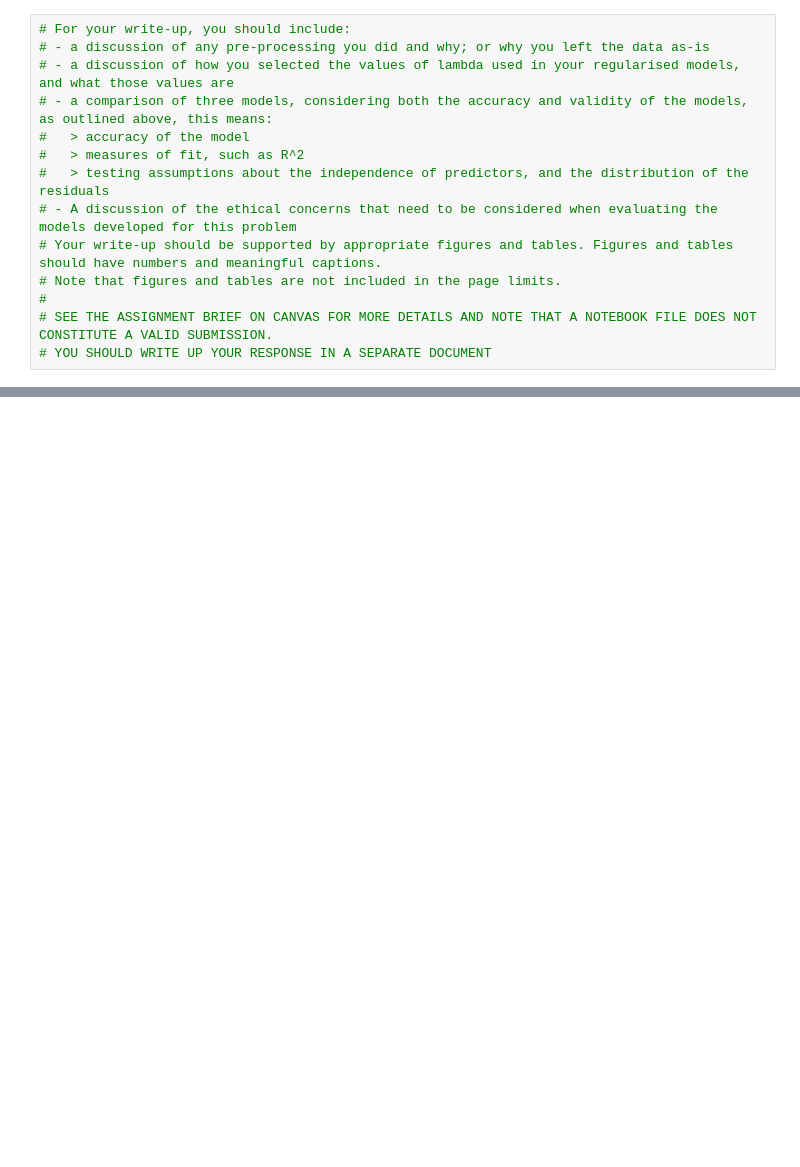
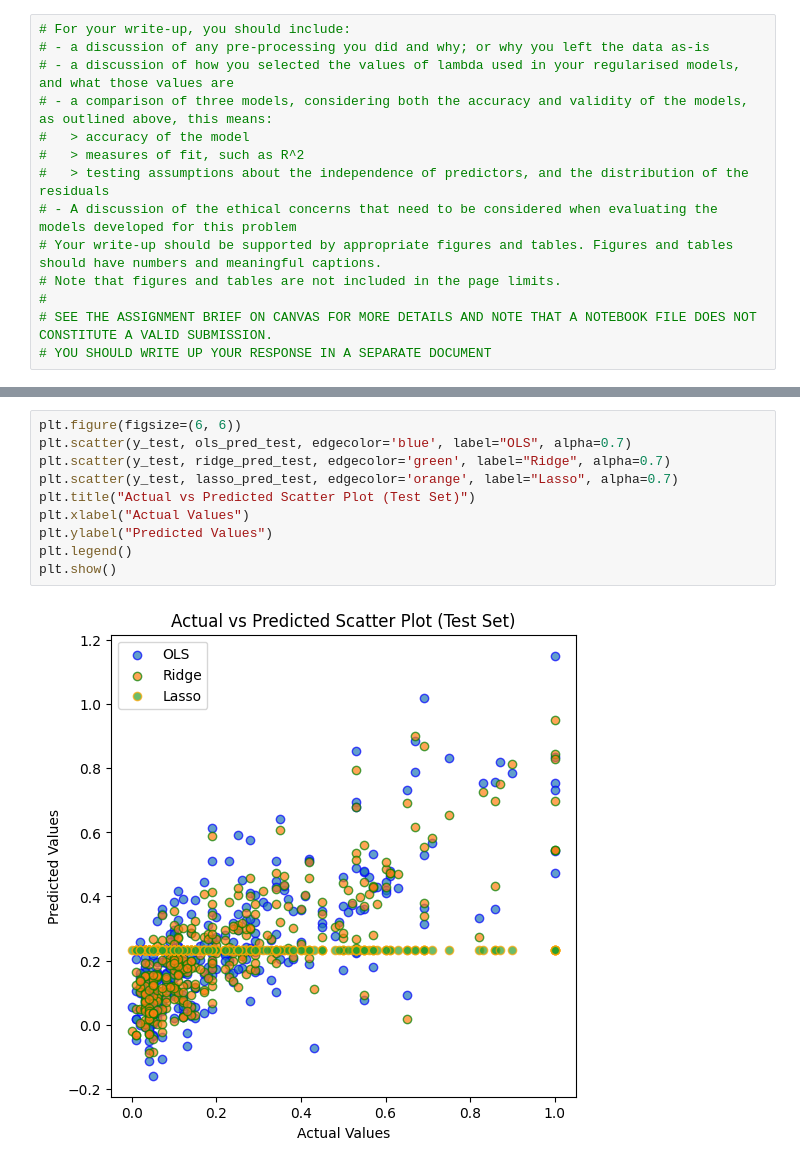
Before and after one commit to SegusFaultise/CAB420-Assessment-1A, a Jupyter notebook: CAB420_A1A_Q1_Template.ipynb, the cells around one changed output, grey strips where cells are left out. Saved outputs shown, nothing was run; the diff lists cells and outputs as text; blank space fills up the shorter version.

```diff
--- a/CAB420_A1A_Q1_Template.ipynb
+++ b/CAB420_A1A_Q1_Template.ipynb
@@ -313,0 +537,12 @@ LassoCV(alphas=array([1.00000000e-10, 1.59985872e-10, 2.55954792e-10, 4.09491506
+# %%
+plt.figure(figsize=(6, 6))
+plt.scatter(y_test, ols_pred_test, edgecolor='blue', label="OLS", alpha=0.7)
+plt.scatter(y_test, ridge_pred_test, edgecolor='green', label="Ridge", alpha=0.7)
+plt.scatter(y_test, lasso_pred_test, edgecolor='orange', label="Lasso", alpha=0.7)
+plt.title("Actual vs Predicted Scatter Plot (Test Set)")
+plt.xlabel("Actual Values")
+plt.ylabel("Predicted Values")
+plt.legend()
+plt.show()
+# %% [output]
+[figure, added]
```
Also changed, not shown: parts of 8 cells of this notebook, 1 other file.
